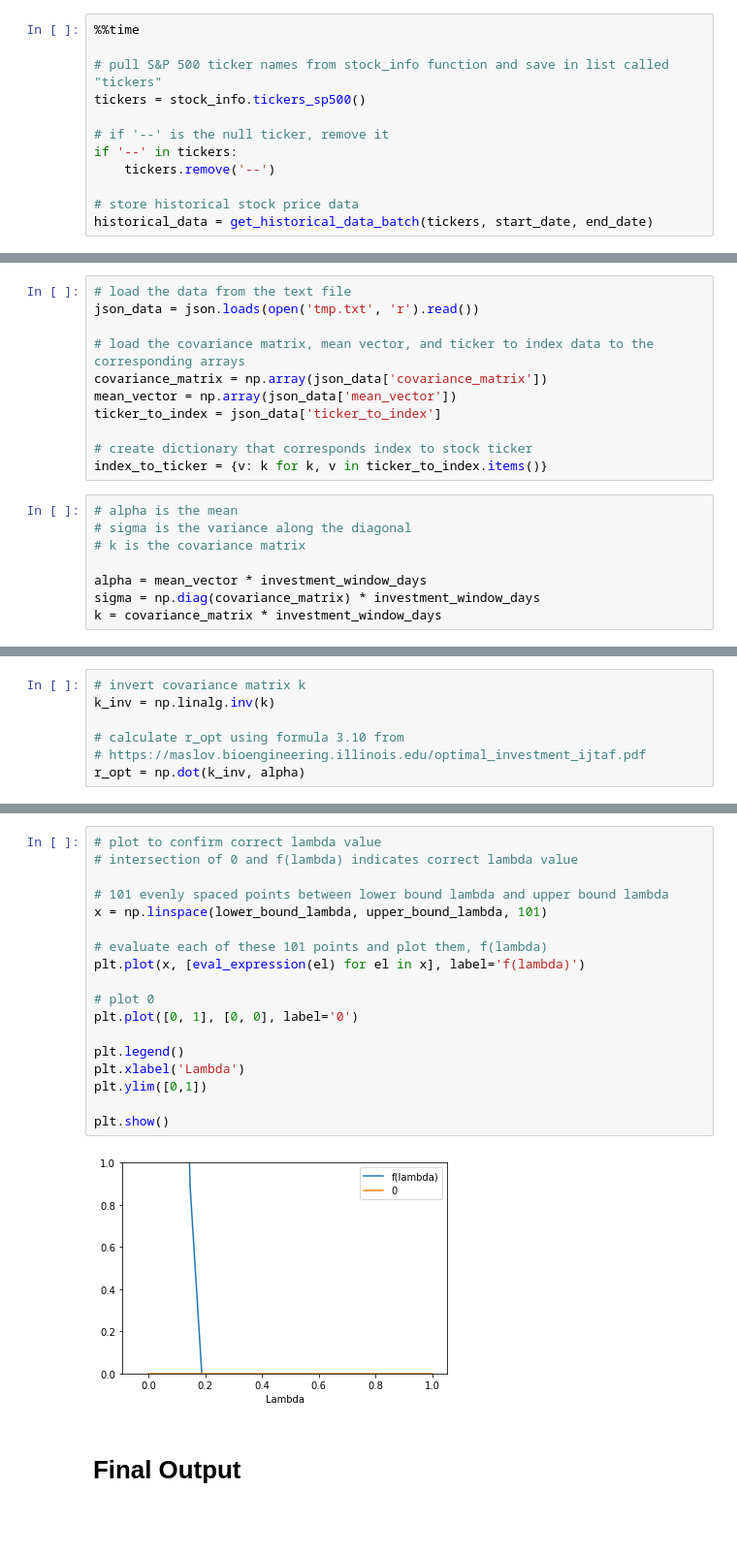
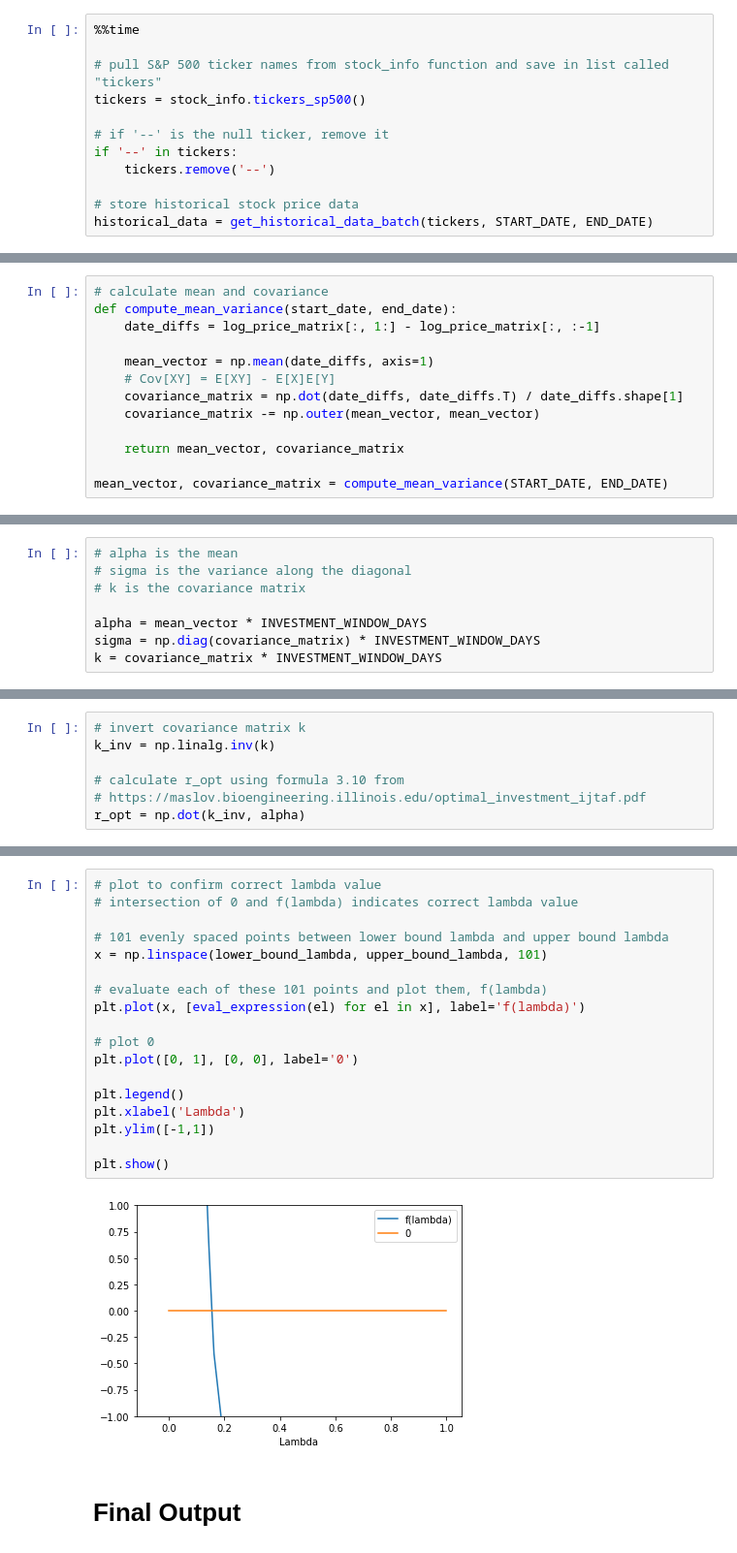
Before and after one commit to mrtong96/pif, a Jupyter notebook: investment_advice/investment_advice_merged_cleaned_katrina.ipynb, the cells around one changed output, grey strips where cells are left out. Shown at 97% size. Drawn from its saved outputs; the diff is of its cells as text; blank space fills up the shorter version.

```diff
--- a/investment_advice/investment_advice_merged_cleaned_katrina.ipynb
+++ b/investment_advice/investment_advice_merged_cleaned_katrina.ipynb
@@ -86,5 +66,5 @@ if '--' in tickers:
     tickers.remove('--')
 
 # store historical stock price data
-historical_data = get_historical_data_batch(tickers, start_date, end_date)
+historical_data = get_historical_data_batch(tickers, START_DATE, END_DATE)
 # %% [output]
@@ -168,3 +125,16 @@ Last date index:  504
+# %%
+# calculate mean and covariance
+def compute_mean_variance(start_date, end_date):
+    date_diffs = log_price_matrix[:, 1:] - log_price_matrix[:, :-1]
+
+    mean_vector = np.mean(date_diffs, axis=1)
+    # Cov[XY] = E[XY] - E[X]E[Y]
+    covariance_matrix = np.dot(date_diffs, date_diffs.T) / date_diffs.shape[1]
+    covariance_matrix -= np.outer(mean_vector, mean_vector)
+
+    return mean_vector, covariance_matrix
+
+mean_vector, covariance_matrix = compute_mean_variance(START_DATE, END_DATE)
 # %%
 # plot flattened covariance array
 
@@ -206,22 +162,11 @@ with open('tmp.txt', 'w') as file:
-# %%
-# load the data from the text file
-json_data = json.loads(open('tmp.txt', 'r').read())
-
-# load the covariance matrix, mean vector, and ticker to index data to the corresponding arrays
-covariance_matrix = np.array(json_data['covariance_matrix'])
-mean_vector = np.array(json_data['mean_vector'])
-ticker_to_index = json_data['ticker_to_index']
-
-# create dictionary that corresponds index to stock ticker
-index_to_ticker = {v: k for k, v in ticker_to_index.items()}
 # %%
 # alpha is the mean
 # sigma is the variance along the diagonal
 # k is the covariance matrix
 
-alpha = mean_vector * investment_window_days
-sigma = np.diag(covariance_matrix) * investment_window_days
-k = covariance_matrix * investment_window_days
+alpha = mean_vector * INVESTMENT_WINDOW_DAYS
+sigma = np.diag(covariance_matrix) * INVESTMENT_WINDOW_DAYS
+k = covariance_matrix * INVESTMENT_WINDOW_DAYS
 # %%
 # element-wise math
 
@@ -327,23 +276,23 @@ Evaluation of expression: 4.303220002555008e-10
 # %%
 # plot to confirm correct lambda value
 # intersection of 0 and f(lambda) indicates correct lambda value
 
 # 101 evenly spaced points between lower bound lambda and upper bound lambda
 x = np.linspace(lower_bound_lambda, upper_bound_lambda, 101)
 
 # evaluate each of these 101 points and plot them, f(lambda)
 plt.plot(x, [eval_expression(el) for el in x], label='f(lambda)')
 
 # plot 0
 plt.plot([0, 1], [0, 0], label='0')
 
 plt.legend()
 plt.xlabel('Lambda')
-plt.ylim([0,1])
+plt.ylim([-1,1])
 
 plt.show()
 # %% [output]
-[figure, old version]
+[figure, new version]
 # %% [markdown]
 # Final Output
 # %%
```
Also changed, not shown: parts of 18 cells of this notebook, 3 other files.
